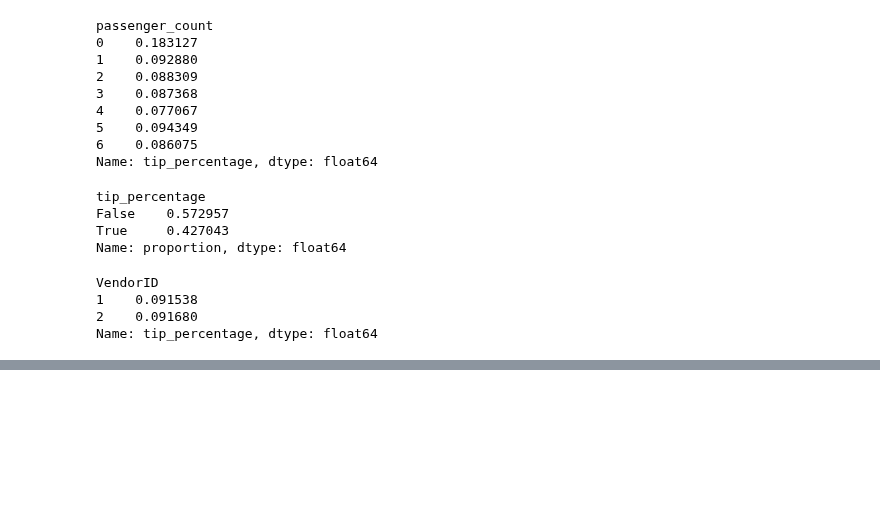
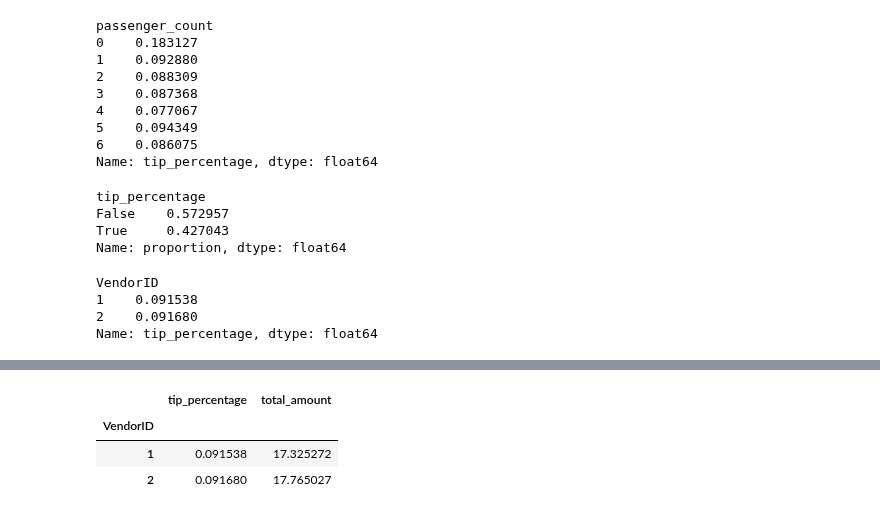
Before and after one commit to reuven/boi-autumn-2024, a Jupyter notebook: Reuven - Dec 26.ipynb, the cells around one changed output, grey strips where cells are left out. Drawn from its saved outputs; the diff is of its cells as text; code cells hidden in the pictures; blank space fills up the shorter version.

```diff
--- a/Reuven - Dec 26.ipynb
+++ b/Reuven - Dec 26.ipynb
@@ -1816,0 +1856,7 @@ Name: tip_percentage, dtype: float64
+# %%
+df.groupby('VendorID')[['tip_percentage', 'total_amount']].mean()
+# %% [output]
+|  | tip_percentage | total_amount |
+| VendorID |  |  |
+| 1 | 0.091538 | 17.325272 |
+| 2 | 0.091680 | 17.765027 |
```
Also changed, not shown: parts of 3 cells of this notebook.
